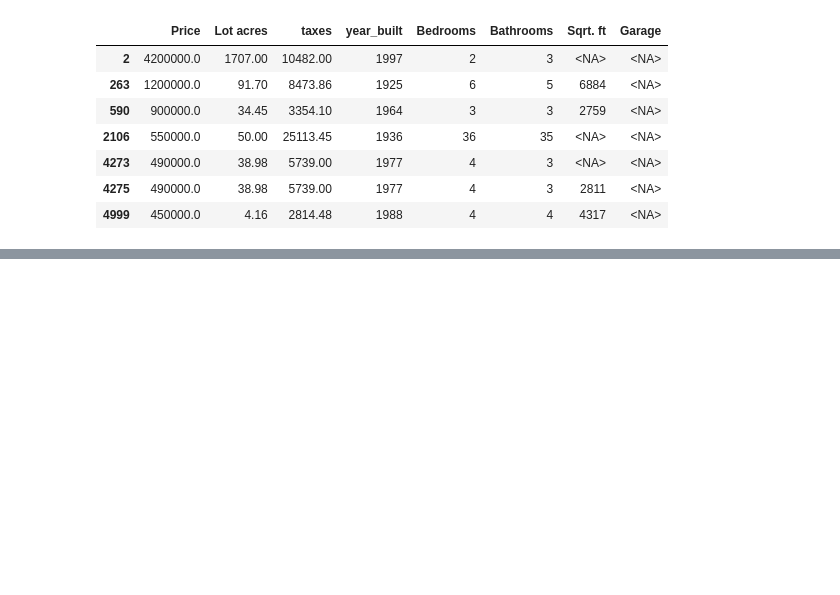
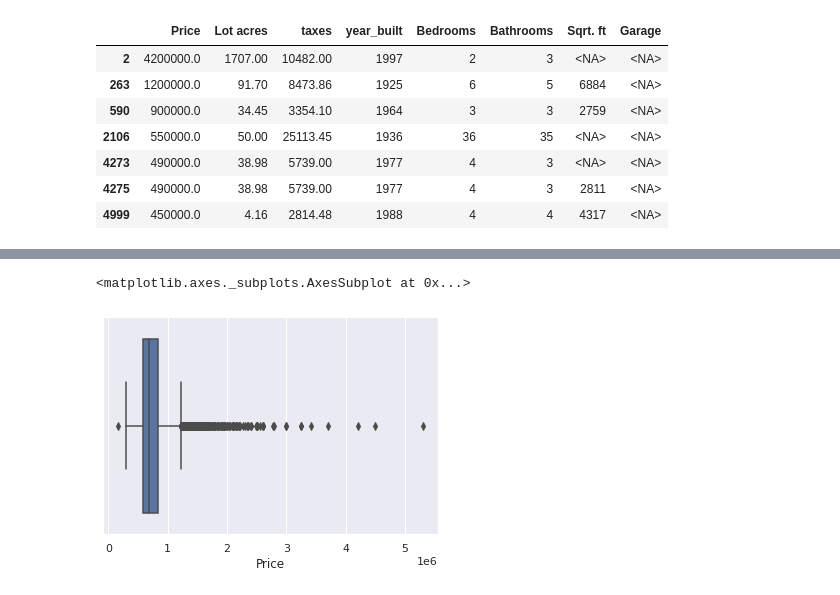
Before and after one commit to Jiji-96/Data-Cleaning-and-EDA, a Jupyter notebook: google_drive_data.ipynb, the cells around one changed output, grey strips where cells are left out. Saved outputs shown, nothing was run; the diff lists cells and outputs as text; code cells hidden in the pictures; blank space fills up the shorter version.

```diff
--- a/google_drive_data.ipynb
+++ b/google_drive_data.ipynb
@@ -475,0 +500,2 @@ df2.loc[df2['Garage'].isnull()]
+# %%
+df2 = df2.dropna()
@@ -475,0 +528,5 @@ df2.loc[df2['Garage'].isnull()]
+# %%
+sns.boxplot(x=df2['Price'])
+# %% [output]
+<matplotlib.axes._subplots.AxesSubplot at 0x...>
+[figure, added]
```
Also changed, not shown: parts of 7 cells of this notebook.
